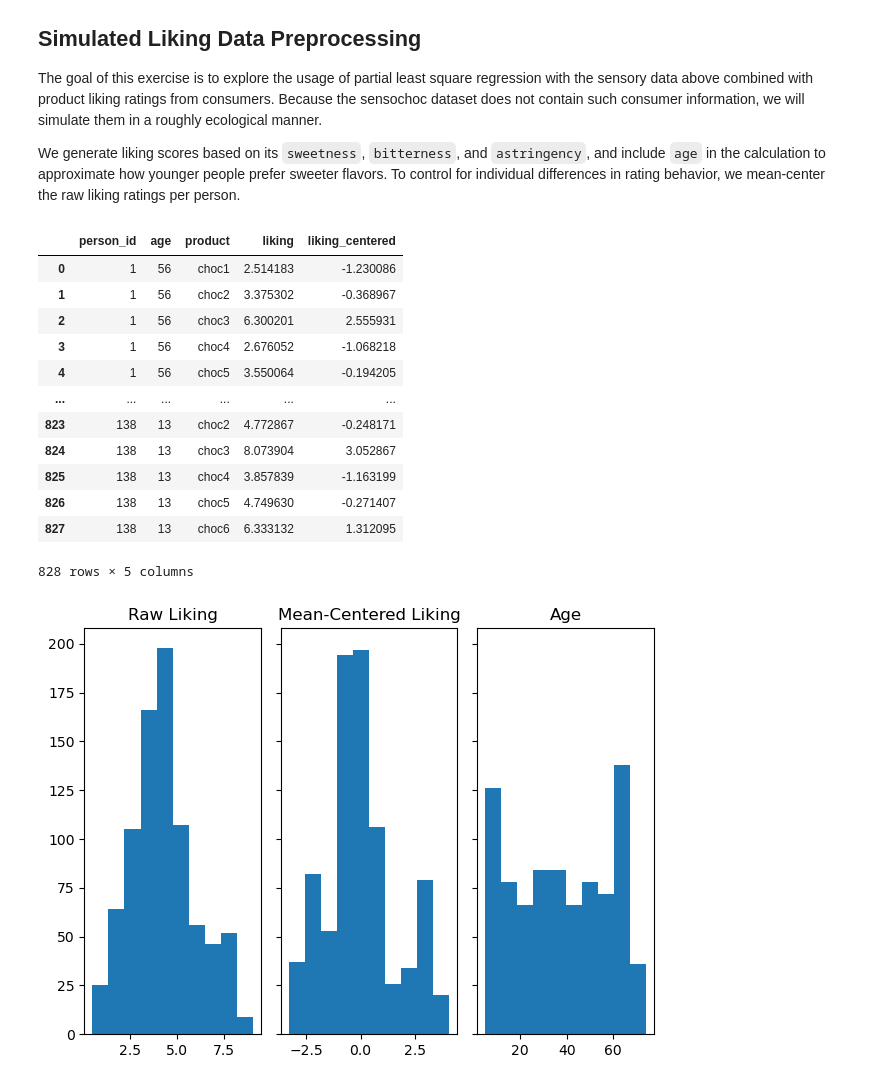
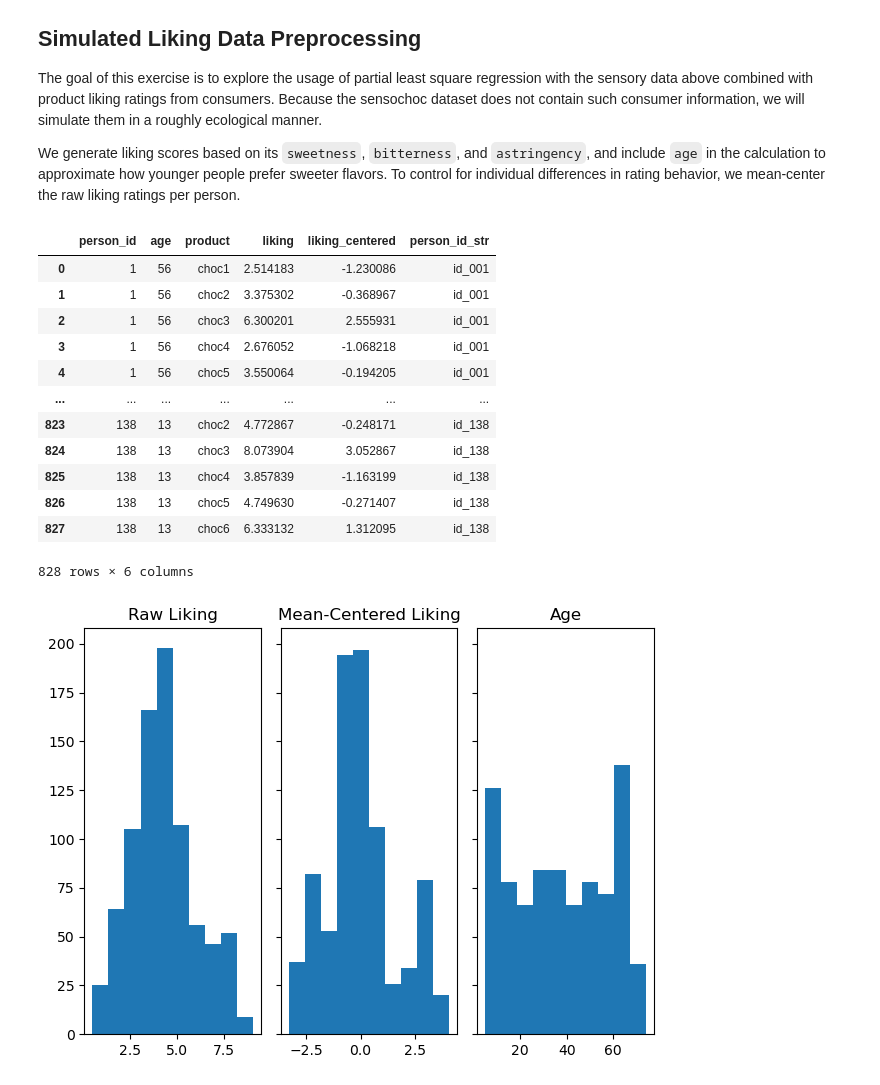
Before and after one commit to bpgodsil/chocolate_preference_mapping, a Jupyter notebook: notebooks/Chocolate_EPM_Project.ipynb, the cells around one changed output. Saved outputs shown, nothing was run; the diff lists cells and outputs as text; code cells hidden in the pictures.

```diff
--- a/notebooks/Chocolate_EPM_Project.ipynb
+++ b/notebooks/Chocolate_EPM_Project.ipynb
@@ -107,51 +109,54 @@ pids = np.arange(1, n_persons + 1)
 
 # product series
 product = [f"choc{i}" for i in range(1, 7)]
 
 # function to simulate liking
 def liking_f(choc, age):
     liking = (
     0.5 * df_product.loc[df_product['product'] == prod, 'sweetness'].iloc[0] # sweetness is liked
     - 0.4 * df_product.loc[df_product['product']==prod, 'bitterness'].iloc[0] # bitterness is not liked
     - 0.2 * df_product.loc[df_product['product']==prod, 'astringency'].iloc[0] # astringency is not liked
     + 0.025 * (75 - age)  # younger gets a sweetness boost
     + np.random.normal(0, 0.5) # noise
     )
     return liking
 
 # nested loop to simulate date
 results = []
 for pid, age in zip(pids, ages):
     for prod in product:
         liking = liking_f(prod, age)
         results.append((pid, age, prod, liking))
 
 # result
-liking_df = pd.DataFrame(results, columns=["person_id","age", "product", "liking"])
+df_liking = pd.DataFrame(results, columns=["person_id","age", "product", "liking"])
 
 # rescale to remove negative values
-abs_min_liking = abs(min(liking_df['liking']))
-liking_df['liking'] = liking_df['liking'] + abs_min_liking + 0.5
+abs_min_liking = abs(min(df_liking['liking']))
+df_liking['liking'] = df_liking['liking'] + abs_min_liking + 0.5
 
 # center liking scores by individual
-liking_df["liking_centered"] = liking_df["liking"] - liking_df.groupby("person_id")["liking"].transform("mean")
+df_liking["liking_centered"] = df_liking["liking"] - df_liking.groupby("person_id")["liking"].transform("mean")
+
+# create string version of person_id
+df_liking['person_id_str'] = df_liking['person_id'].apply(lambda x: f"id_{x:03d}")
 
 # check
-liking_df
+df_liking
 # %% [output]
-|  | person_id | age | product | liking | liking_centered |
-| 0 | 1 | 56 | choc1 | 2.514183 | -1.230086 |
-| 1 | 1 | 56 | choc2 | 3.375302 | -0.368967 |
-| 2 | 1 | 56 | choc3 | 6.300201 | 2.555931 |
-| 3 | 1 | 56 | choc4 | 2.676052 | -1.068218 |
-| 4 | 1 | 56 | choc5 | 3.550064 | -0.194205 |
-| ... | ... | ... | ... | ... | ... |
-| 823 | 138 | 13 | choc2 | 4.772867 | -0.248171 |
-| 824 | 138 | 13 | choc3 | 8.073904 | 3.052867 |
-| 825 | 138 | 13 | choc4 | 3.857839 | -1.163199 |
-| 826 | 138 | 13 | choc5 | 4.749630 | -0.271407 |
-| 827 | 138 | 13 | choc6 | 6.333132 | 1.312095 |
+|  | person_id | age | product | liking | liking_centered | person_id_str |
+| 0 | 1 | 56 | choc1 | 2.514183 | -1.230086 | id_001 |
+| 1 | 1 | 56 | choc2 | 3.375302 | -0.368967 | id_001 |
+| 2 | 1 | 56 | choc3 | 6.300201 | 2.555931 | id_001 |
+| 3 | 1 | 56 | choc4 | 2.676052 | -1.068218 | id_001 |
+| 4 | 1 | 56 | choc5 | 3.550064 | -0.194205 | id_001 |
+| ... | ... | ... | ... | ... | ... | ... |
+| 823 | 138 | 13 | choc2 | 4.772867 | -0.248171 | id_138 |
+| 824 | 138 | 13 | choc3 | 8.073904 | 3.052867 | id_138 |
+| 825 | 138 | 13 | choc4 | 3.857839 | -1.163199 | id_138 |
+| 826 | 138 | 13 | choc5 | 4.749630 | -0.271407 | id_138 |
+| 827 | 138 | 13 | choc6 | 6.333132 | 1.312095 | id_138 |
-828 rows × 5 columns
+828 rows × 6 columns
 # %%
 # visualize liking, liking_centered scores and age
 # be aware there are 6 replicated per person in these charts
```
Also changed, not shown: parts of 13 cells of this notebook, 1 other file.
